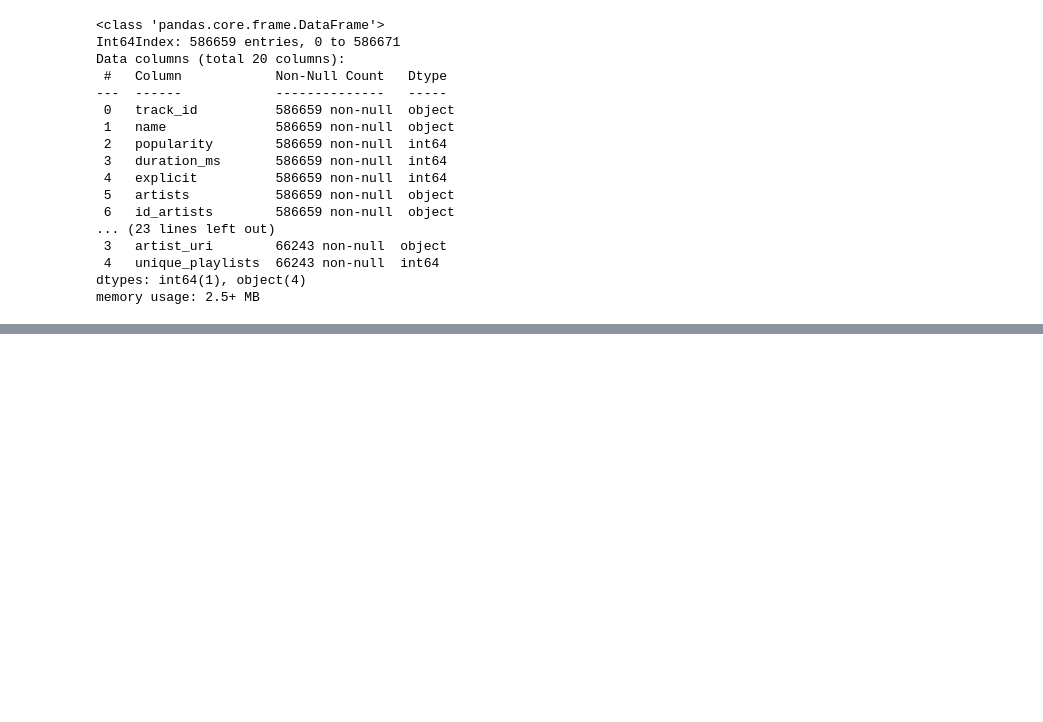
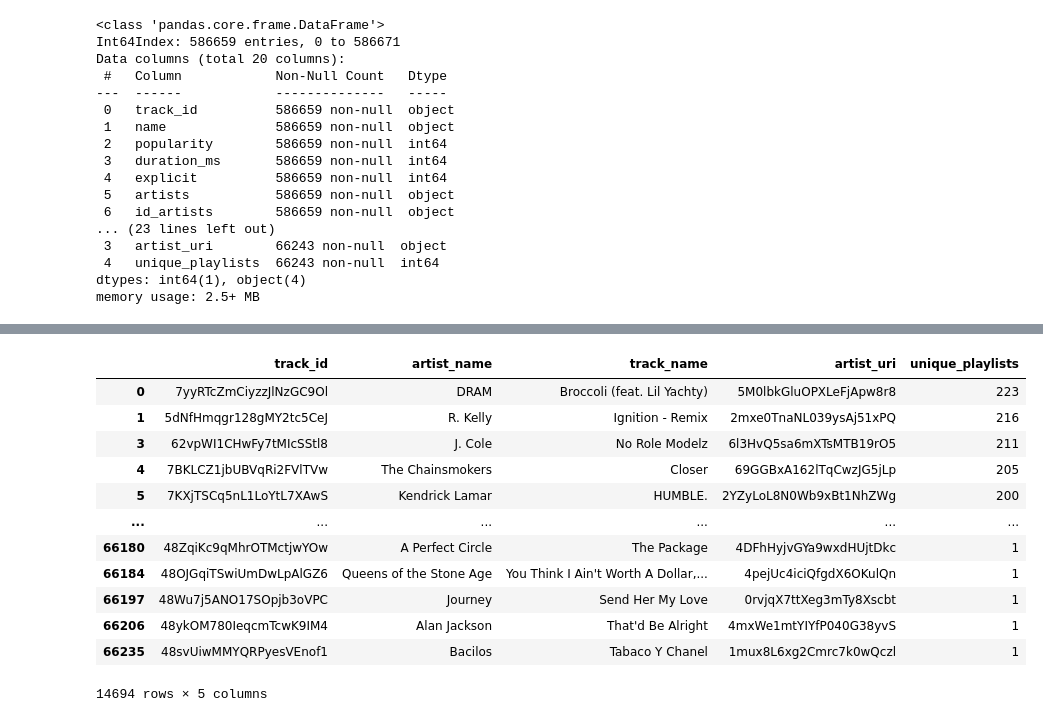
Before and after one commit to halmasieh/Spotify_Analysis, a Jupyter notebook: tracks_eda_etl.ipynb, the cells around one changed output, grey strips where cells are left out. Saved outputs shown, nothing was run; the diff lists cells and outputs as text; code cells hidden in the pictures; blank space fills up the shorter version.

Commit message:
adding merged tracks and artists

```diff
--- a/tracks_eda_etl.ipynb
+++ b/tracks_eda_etl.ipynb
@@ -491,0 +523,16 @@ ValueError: You are trying to merge on object and int64 columns. If you wish to
+# %%
+playlists_df[playlists_df['track_id'].isin(cleaned_df['track_id'])]
+# %% [output]
+|  | track_id | artist_name | track_name | artist_uri | unique_playlists |
+| 0 | 7yyRTcZmCiyzzJlNzGC9Ol | DRAM | Broccoli (feat. Lil Yachty) | 5M0lbkGluOPXLeFjApw8r8 | 223 |
+| 1 | 5dNfHmqgr128gMY2tc5CeJ | R. Kelly | Ignition - Remix | 2mxe0TnaNL039ysAj51xPQ | 216 |
+| 3 | 62vpWI1CHwFy7tMIcSStl8 | J. Cole | No Role Modelz | 6l3HvQ5sa6mXTsMTB19rO5 | 211 |
+| 4 | 7BKLCZ1jbUBVqRi2FVlTVw | The Chainsmokers | Closer | 69GGBxA162lTqCwzJG5jLp | 205 |
+| 5 | 7KXjTSCq5nL1LoYtL7XAwS | Kendrick Lamar | HUMBLE. | 2YZyLoL8N0Wb9xBt1NhZWg | 200 |
+| ... | ... | ... | ... | ... | ... |
+| 66180 | 48ZqiKc9qMhrOTMctjwYOw | A Perfect Circle | The Package | 4DFhHyjvGYa9wxdHUjtDkc | 1 |
+| 66184 | 48OJGqiTSwiUmDwLpAlGZ6 | Queens of the Stone Age | You Think I Ain't Worth A Dollar,... | 4pejUc4iciQfgdX6OKulQn | 1 |
+| 66197 | 48Wu7j5ANO17SOpjb3oVPC | Journey | Send Her My Love | 0rvjqX7ttXeg3mTy8Xscbt | 1 |
+| 66206 | 48ykOM780IeqcmTcwK9IM4 | Alan Jackson | That'd Be Alright | 4mxWe1mtYIYfP040G38yvS | 1 |
+| 66235 | 48svUiwMMYQRPyesVEnof1 | Bacilos | Tabaco Y Chanel | 1mux8L6xg2Cmrc7k0wQczl | 1 |
+14694 rows × 5 columns
```
Also changed, not shown: parts of 20 cells of this notebook, 1 other file.
